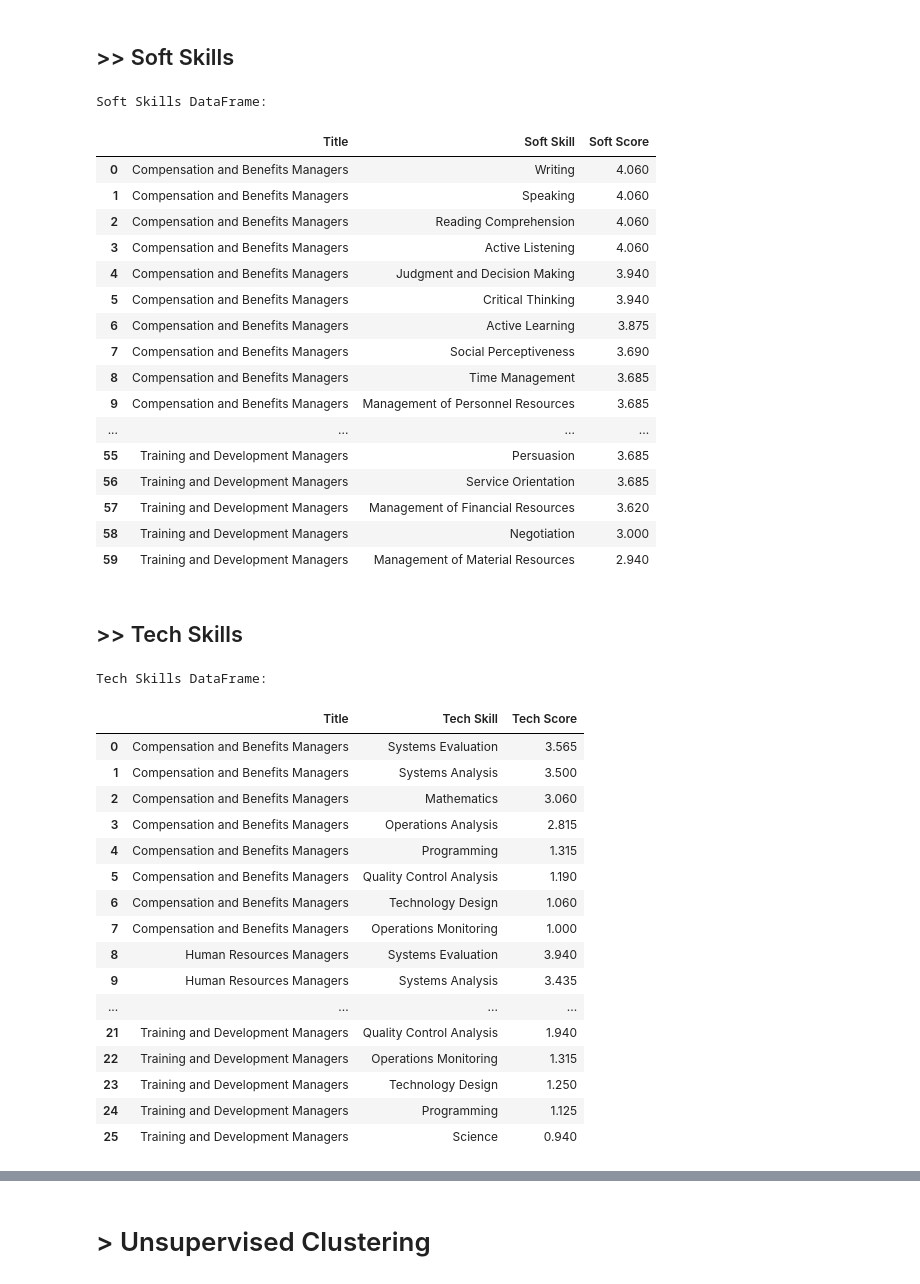
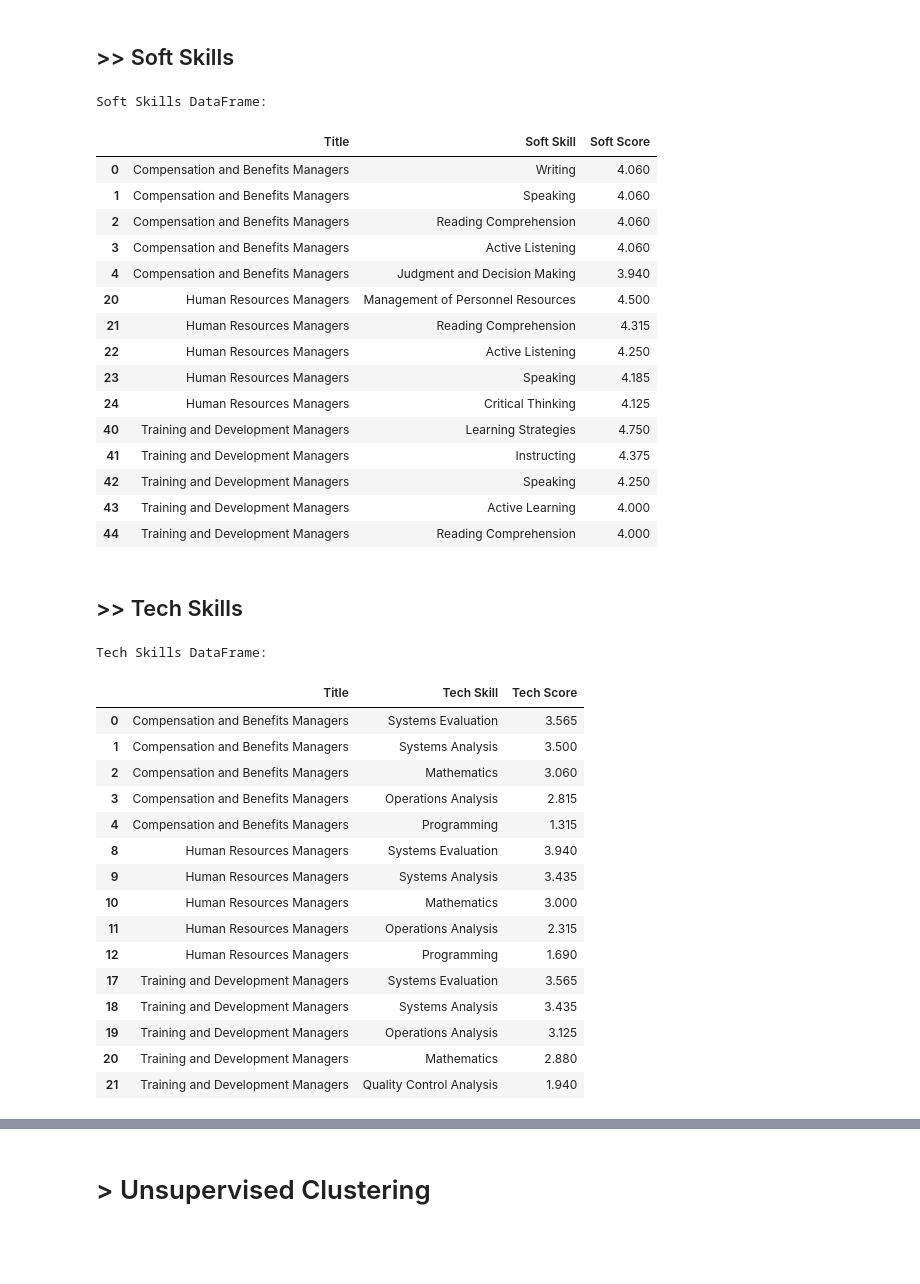
Before and after one commit to pradervonsky/haste, a Jupyter notebook: hr_skills.ipynb, the cells around one changed output, grey strips where cells are left out. Saved outputs shown, nothing was run; the diff lists cells and outputs as text; code cells hidden in the pictures; blank space fills up the shorter version.

```diff
--- a/hr_skills.ipynb
+++ b/hr_skills.ipynb
@@ -572,9 +614,9 @@ for title in hr_managers:
 soft_skills_df = pd.concat(soft_df_list, ignore_index=True)
 soft_skills_df = soft_skills_df.sort_values(by=['Title', 'Soft Score'], ascending=[True, False]).reset_index(drop=True)
 
-# Display results
+# Display results of top 5 for each title
 print("Soft Skills DataFrame:")
-display(soft_skills_df)
+display(soft_skills_df.groupby('Title').head(5))
 # %% [output]
 Soft Skills DataFrame:
 |  | Title | Soft Skill | Soft Score |
@@ -583,58 +625,56 @@ Soft Skills DataFrame:
 | 2 | Compensation and Benefits Managers | Reading Comprehension | 4.060 |
 | 3 | Compensation and Benefits Managers | Active Listening | 4.060 |
 | 4 | Compensation and Benefits Managers | Judgment and Decision Making | 3.940 |
-| 5 | Compensation and Benefits Managers | Critical Thinking | 3.940 |
-| 6 | Compensation and Benefits Managers | Active Learning | 3.875 |
-| 7 | Compensation and Benefits Managers | Social Perceptiveness | 3.690 |
-| 8 | Compensation and Benefits Managers | Time Management | 3.685 |
-| 9 | Compensation and Benefits Managers | Management of Personnel Resources | 3.685 |
-| ... | ... | ... | ... |
-| 55 | Training and Development Managers | Persuasion | 3.685 |
-| 56 | Training and Development Managers | Service Orientation | 3.685 |
-| 57 | Training and Development Managers | Management of Financial Resources | 3.620 |
-| 58 | Training and Development Managers | Negotiation | 3.000 |
-| 59 | Training and Development Managers | Management of Material Resources | 2.940 |
+| 20 | Human Resources Managers | Management of Personnel Resources | 4.500 |
+| 21 | Human Resources Managers | Reading Comprehension | 4.315 |
+| 22 | Human Resources Managers | Active Listening | 4.250 |
+| 23 | Human Resources Managers | Speaking | 4.185 |
+| 24 | Human Resources Managers | Critical Thinking | 4.125 |
+| 40 | Training and Development Managers | Learning Strategies | 4.750 |
+| 41 | Training and Development Managers | Instructing | 4.375 |
+| 42 | Training and Development Managers | Speaking | 4.250 |
+| 43 | Training and Development Managers | Active Learning | 4.000 |
+| 44 | Training and Development Managers | Reading Comprehension | 4.000 |
 # %% [markdown]
 ## >> Tech Skills
 # %%
 # Tech Skills
 soft_hr = skills[
     (skills['Title'].isin(hr_managers)) &
     (skills['Category'] == 'tech')
 ]
 
 soft_df_list = []
 for title in hr_managers:
     subset = soft_hr[soft_hr['Title'] == title].sort_values(by='score', ascending=False)
     temp_df = pd.DataFrame({
         'Title': title,
         'Tech Skill': subset['Element Name'].values,
         'Tech Score': subset['score'].values
     })
     soft_df_list.append(temp_df)
 
 tech_skills_df = pd.concat(soft_df_list, ignore_index=True)
 tech_skills_df = tech_skills_df.sort_values(by=['Title', 'Tech Score'], ascending=[True, False]).reset_index(drop=True)
 
-# Display results
+# Display results of top 5 for each title
 print("Tech Skills DataFrame:")
-display(tech_skills_df)
+display(tech_skills_df.groupby('Title').head(5))
 # %% [output]
 Tech Skills DataFrame:
 |  | Title | Tech Skill | Tech Score |
 | 0 | Compensation and Benefits Managers | Systems Evaluation | 3.565 |
 | 1 | Compensation and Benefits Managers | Systems Analysis | 3.500 |
 | 2 | Compensation and Benefits Managers | Mathematics | 3.060 |
 | 3 | Compensation and Benefits Managers | Operations Analysis | 2.815 |
 | 4 | Compensation and Benefits Managers | Programming | 1.315 |
-| 5 | Compensation and Benefits Managers | Quality Control Analysis | 1.190 |
-| 6 | Compensation and Benefits Managers | Technology Design | 1.060 |
-| 7 | Compensation and Benefits Managers | Operations Monitoring | 1.000 |
 | 8 | Human Resources Managers | Systems Evaluation | 3.940 |
 | 9 | Human Resources Managers | Systems Analysis | 3.435 |
-| ... | ... | ... | ... |
+| 10 | Human Resources Managers | Mathematics | 3.000 |
+| 11 | Human Resources Managers | Operations Analysis | 2.315 |
+| 12 | Human Resources Managers | Programming | 1.690 |
+| 17 | Training and Development Managers | Systems Evaluation | 3.565 |
+| 18 | Training and Development Managers | Systems Analysis | 3.435 |
+| 19 | Training and Development Managers | Operations Analysis | 3.125 |
+| 20 | Training and Development Managers | Mathematics | 2.880 |
 | 21 | Training and Development Managers | Quality Control Analysis | 1.940 |
-| 22 | Training and Development Managers | Operations Monitoring | 1.315 |
-| 23 | Training and Development Managers | Technology Design | 1.250 |
-| 24 | Training and Development Managers | Programming | 1.125 |
-| 25 | Training and Development Managers | Science | 0.940 |
```
Also changed, not shown: parts of 5 cells of this notebook.
